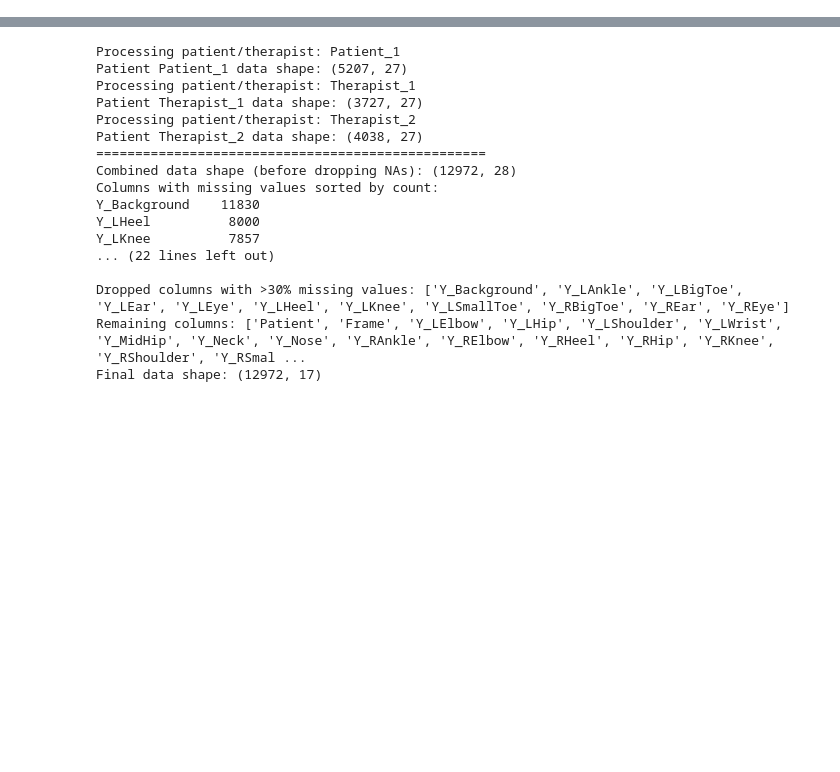
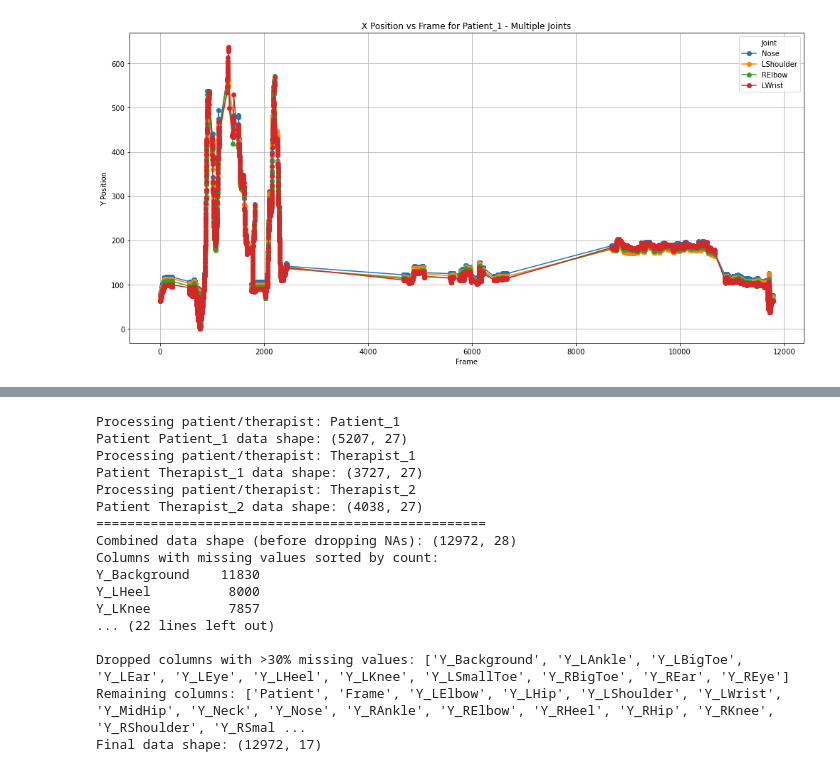
Before and after one commit to LiubovRev/sense_project, a Jupyter notebook: pose_classification/pose_classification_new.ipynb, the cells around one changed output, grey strips where cells are left out. Saved outputs shown, nothing was run; the diff lists cells and outputs as text; code cells hidden in the pictures; blank space fills up the shorter version.

```diff
--- a/pose_classification/pose_classification_new.ipynb
+++ b/pose_classification/pose_classification_new.ipynb
@@ -17,2 +21,25 @@ logger = logging.getLogger(__name__)
 # %%
-joint_positions = pd.read_csv("joint_positions.csv")
+joint_positions = pd.read_csv("joint_positions.csv", index_col=None)
+joint_positions.drop(columns=["Unnamed: 0.1", "Unnamed: 0"], inplace=True)
+# %%
+output_notebook()  # to display in notebook
+
+joints_to_plot = ["Nose", "LShoulder", "RElbow", "LWrist"]
+colors = Category10[10]
+
+p = figure(title="X Position vs Frame for Patient_1 - Multiple Joints",
+           x_axis_label='Frame', y_axis_label='X Position',
+           width=800, height=400, tools="pan,wheel_zoom,box_zoom,reset,save")
+
+for i, joint in enumerate(joints_to_plot):
+    subset = joint_positions[
+        (joint_positions["Patient"] == "Patient_1") &
+        (joint_positions["Joint"] == joint)
+    ]
+    p.line(subset['Frame'], subset['X'], legend_label=joint, line_width=2, color=colors[i])
+    p.circle(subset['Frame'], subset['X'], fill_color="white", size=6, color=colors[i])
+
+p.legend.location = "top_left"
+p.add_tools(HoverTool(tooltips=[("Frame", "@x"), ("X", "@y"), ("Joint", "$name")]))
+
+show(p)
@@ -18,0 +55,20 @@ joint_positions = pd.read_csv("joint_positions.csv")
+# %%
+plt.figure(figsize=(14, 7))
+
+for joint in joints_to_plot:
+    subset = joint_positions[
+        (joint_positions["Patient"] == "Patient_1") &
+        (joint_positions["Joint"] == joint)
+    ]
+
+    plt.plot(subset['Frame'].values, subset['Y'].values, marker='o', linestyle='-', label=joint)
+
+plt.title("X Position vs Frame for Patient_1 - Multiple Joints")
+plt.xlabel("Frame")
+plt.ylabel("Y Position")
+plt.legend(title="Joint")
+plt.grid(True)
+plt.tight_layout()
+plt.show()
+# %% [output]
+[figure, added]
```
Also changed, not shown: parts of 8 cells of this notebook.
